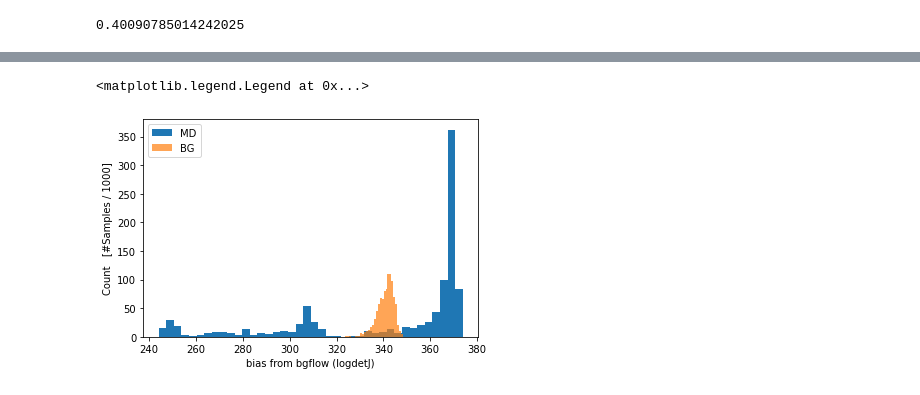
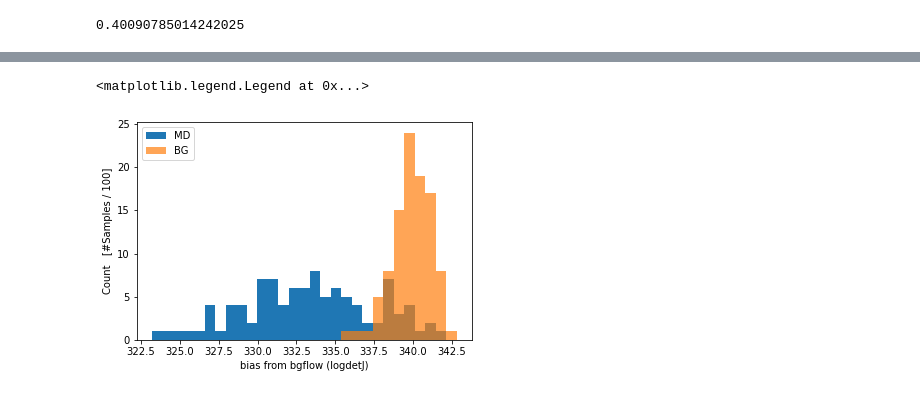
Before and after one commit to michellab/bgflow, a Jupyter notebook: BGflow_examples/coupledBGandMD.ipynb, the cells around one changed output, grey strips where cells are left out. Drawn from its saved outputs; the diff is of its cells as text; code cells hidden in the pictures.

```diff
--- a/BGflow_examples/coupledBGandMD.ipynb
+++ b/BGflow_examples/coupledBGandMD.ipynb
@@ -209,9 +209,9 @@ print(getthermalenergy(300*unit.kelvin))
 # %% [output]
 0.40090785014242025
 # %%
-cycles = 1000
+cycles = 100
 MDsteps = 1000
-BGmoves = 1000
+BGmoves = 500
 
 fname = 'coupled'
 # %%
@@ -223,9 +223,9 @@ positions = pdb.getPositions(asNumpy=True).value_in_unit(unit.nanometer)
 n_atoms = positions.shape[0]
 
 #reference frame for aligning all the MD conformations before pushing back through the flow to find the bias. Should come from BG training dataset - usually the first frame
-reference_frame = mdtraj.load('Alanine_dipeptide/Trajectories/TSFtraj.dcd',top='Alanine_dipeptide/ala2_fromURL.pdb')[0]
+reference_frame = mdtraj.load('Alanine_dipeptide/Trajectories/300K.dcd',top='Alanine_dipeptide/ala2_fromURL.pdb')[0]
 
-md_temperature = 1000 * unit.kelvin
+md_temperature = 300 * unit.kelvin
 md_collision_rate = 10 / unit.picosecond
 md_timestep = 1.0 * unit.femtosecond
 
@@ -239,8 +239,8 @@ integrator = integrators.LangevinIntegrator(temperature=md_temperature,collision
 #integrator.setConstraintTolerance(0.00001)
 #integrator = openmm.VerletIntegrator(timestep)
 properties_dict = {}
-properties_dict["DeviceIndex"] = "1"
-simulation = openmm.app.Simulation(topology, system, integrator,platform,platformProperties=properties_dict)
+properties_dict["DeviceIndex"] = "2"
+simulation = openmm.app.Simulation(topology, noconstr_system, integrator,platform,platformProperties=properties_dict)
 simulation.context.setPositions(positions)
 simulation.minimizeEnergy()
 simulation.context.setVelocitiesToTemperature(md_temperature)
@@ -252,7 +252,7 @@ simulation.step(1000)
 
 #reporter for details about states - kinetic energy etc.
 textfile_reporter = openmm.app.StateDataReporter(
-    f'{fname}.txt',
+    f'Coupled_scheme/Trajectories/{fname}.txt',
     reportInterval=100,
     step=True,
     potentialEnergy=True,
@@ -273,7 +273,7 @@ simulation.reporters.append(openmm.app.StateDataReporter(
 ))
 
 #reporter for trajectory - positions
-trajectory_reporter = openmm.app.DCDReporter(f'{fname}.dcd',reportInterval=100)
+trajectory_reporter = openmm.app.DCDReporter(f'Coupled_scheme/Trajectories/{fname}.dcd',reportInterval=100)
 simulation.reporters.append(trajectory_reporter)
 
 accept_counter = 0
@@ -293,7 +293,7 @@ for x in range(cycles):
     print('MD_end_energy',current_total_energy)
     for y in range(BGmoves):
         integrator = integrators.LangevinIntegrator(temperature=md_temperature,collision_rate=md_collision_rate,timestep=md_timestep)
-        bgsimulation = openmm.app.Simulation(topology,system,integrator,platform,platformProperties=properties_dict)
+        bgsimulation = openmm.app.Simulation(topology,noconstr_system,integrator,platform,platformProperties=properties_dict)
         bg_positions, bias_new = getbg_positions(n_atoms=n_atoms)
         bgsimulation.context.setPositions(bg_positions)
         bgsimulation.context.setVelocitiesToTemperature(md_temperature)
@@ -303,8 +303,8 @@ for x in range(cycles):
         new_total_energy = new_state.getKineticEnergy() + new_state.getPotentialEnergy()
         energy_change = (new_total_energy - current_total_energy).value_in_unit(unit.kilojoule_per_mole)
         bias_change = bias_current-bias_new
-        acceptance_prob = min(1,(np.exp(bias_change-getthermalenergy(md_temperature)*energy_change)))
-        #acceptance_prob = min(1,(np.exp(-getthermalenergy(md_temperature)*energy_change)))#*bias_current/bias_new))
+        #acceptance_prob = min(1,(np.exp(bias_change-getthermalenergy(md_temperature)*energy_change)))
+        acceptance_prob = min(1,(np.exp(-getthermalenergy(md_temperature)*energy_change)))#*bias_current/bias_new))
         acceptance_probs.append(acceptance_prob)
         random_val = random.random()
         if random_val < acceptance_prob:
@@ -537,16 +541,18 @@ ax.set_xlabel("Distance from mean, latent space")
 
 plt.show()
 # %%
-BGbiases = generator.sample(1000, with_dlogp=True)[1].cpu().detach().numpy()
+BGbiases = generator.sample(100, with_dlogp=True)[1].cpu().detach().numpy()
 BGbiases_abs = [np.abs(bias[0]) for bias in BGbiases]
 # %%
 fig, ax = plt.subplots()
 
-ax.hist(biases, bins=40, label='MD')
-ax.hist(BGbiases_abs, bins=30, label='BG', alpha=0.7)
+bins = np.linspace(np.min(biases), np.max(BGbiases_abs), 30)
+
+ax.hist(biases, bins=bins, label='MD')
+ax.hist(BGbiases_abs, bins=bins, label='BG', alpha=0.7)
 ax.set_xlabel('bias from bgflow (logdetJ)')
 ax.set_ylabel(f"Count   [#Samples / {len(biases)}]")
 ax.legend()
 # %% [output]
 <matplotlib.legend.Legend at 0x...>
-[figure, old version]
+[figure, new version]
```
Also changed, not shown: parts of 4 cells of this notebook, 5 other files.
